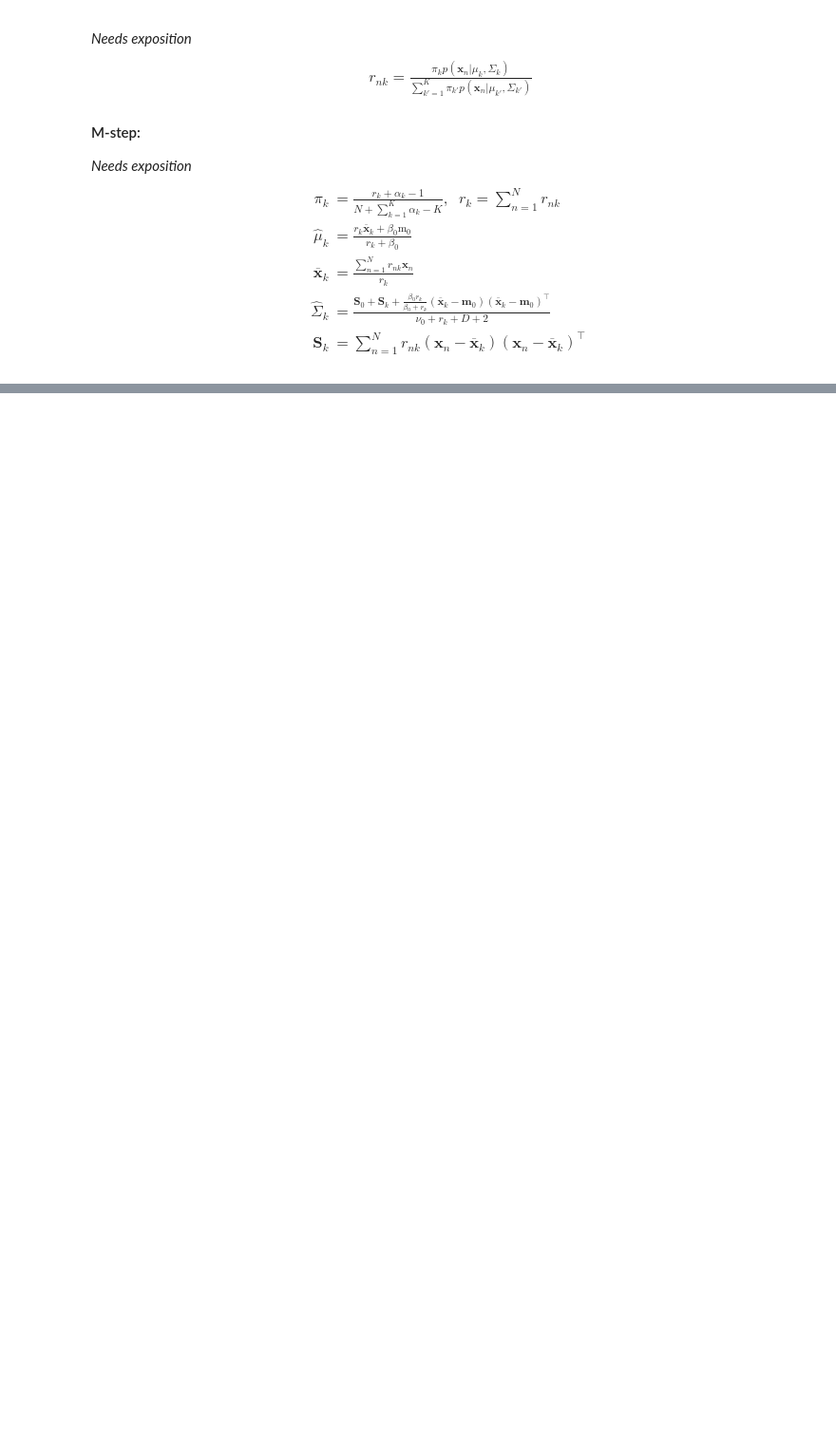
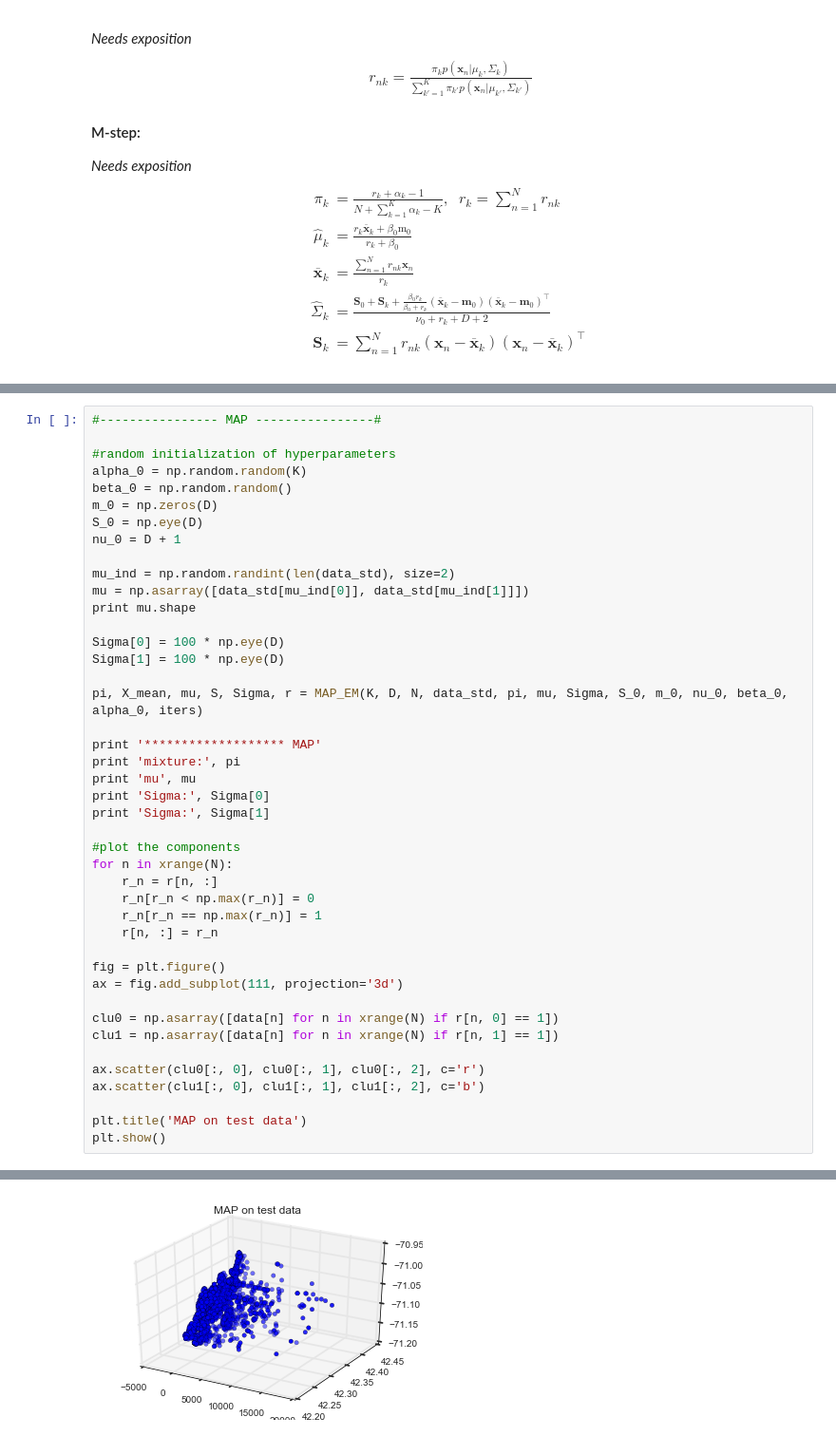
Before and after one commit to onefishy/Boston311, a Jupyter notebook: Code/EM for MLE and MAP.ipynb, the cells around one changed output, grey strips where cells are left out. Shown: that part at 95% size. Cells and saved outputs as stored; diff of their text form; blank space fills up the shorter version.

```diff
--- a/Code/EM for MLE and MAP.ipynb
+++ b/Code/EM for MLE and MAP.ipynb
@@ -310,0 +482,44 @@ Sigma1 [[ 1000.     0.     0.]
+# %%
+#---------------- MAP ----------------#
+
+#random initialization of hyperparameters
+alpha_0 = np.random.random(K)
+beta_0 = np.random.random()
+m_0 = np.zeros(D)
+S_0 = np.eye(D)
+nu_0 = D + 1
+
+mu_ind = np.random.randint(len(data_std), size=2)
+mu = np.asarray([data_std[mu_ind[0]], data_std[mu_ind[1]]])
+print mu.shape
+
+Sigma[0] = 100 * np.eye(D)
+Sigma[1] = 100 * np.eye(D)
+
+pi, X_mean, mu, S, Sigma, r = MAP_EM(K, D, N, data_std, pi, mu, Sigma, S_0, m_0, nu_0, beta_0, alpha_0, iters)
+
+print '******************* MAP'
+print 'mixture:', pi
+print 'mu', mu
+print 'Sigma:', Sigma[0]
+print 'Sigma:', Sigma[1]
+
+#plot the components
+for n in xrange(N):
+    r_n = r[n, :]
+    r_n[r_n < np.max(r_n)] = 0
+    r_n[r_n == np.max(r_n)] = 1
+    r[n, :] = r_n
+
+fig = plt.figure()
+ax = fig.add_subplot(111, projection='3d')
+
+clu0 = np.asarray([data[n] for n in xrange(N) if r[n, 0] == 1])
+clu1 = np.asarray([data[n] for n in xrange(N) if r[n, 1] == 1])
+
+ax.scatter(clu0[:, 0], clu0[:, 1], clu0[:, 2], c='r')
+ax.scatter(clu1[:, 0], clu1[:, 1], clu1[:, 2], c='b')
+
+plt.title('MAP on test data')
+plt.show()
+# %% [output]
@@ -310,0 +537 @@ Sigma1 [[ 1000.     0.     0.]
+[figure, added]
```
Also changed, not shown: parts of 10 cells of this notebook.
